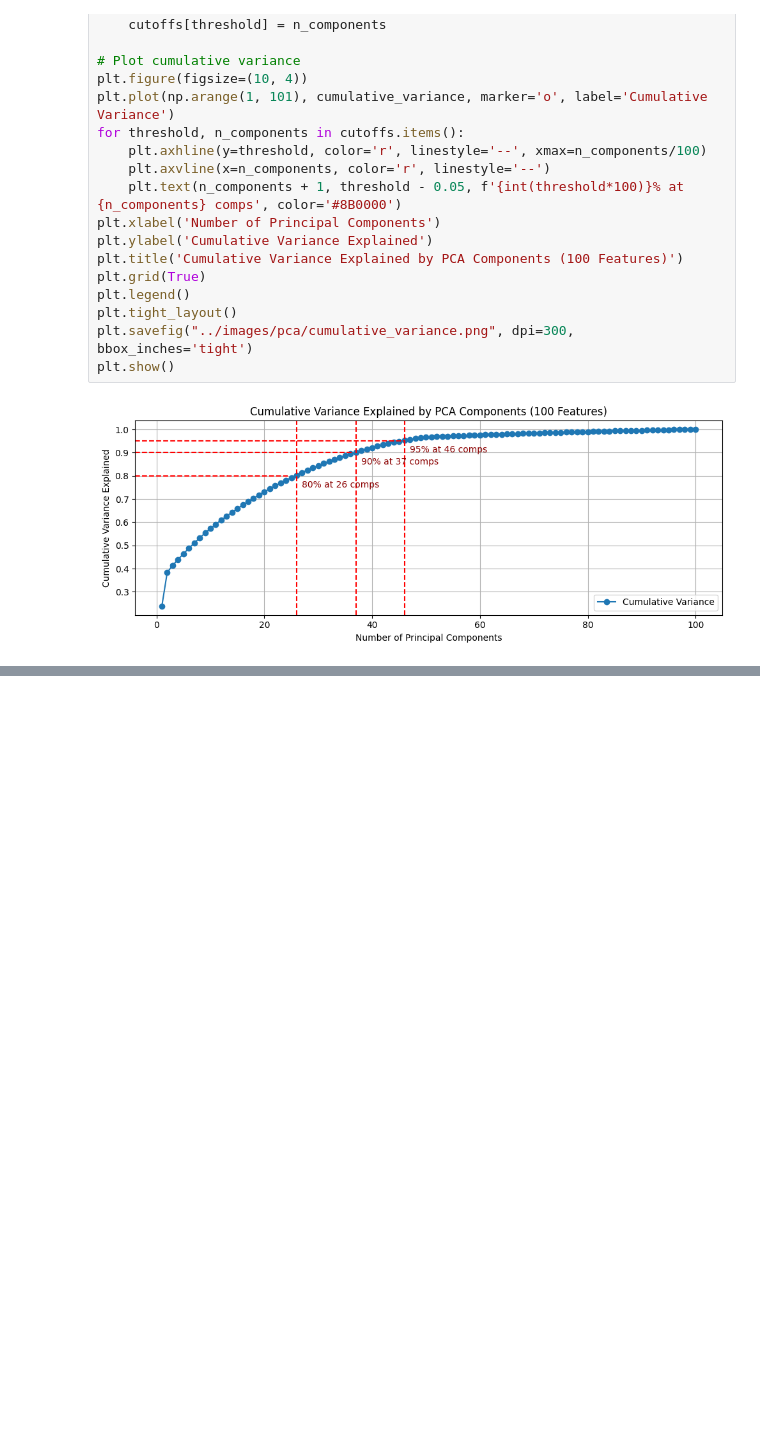
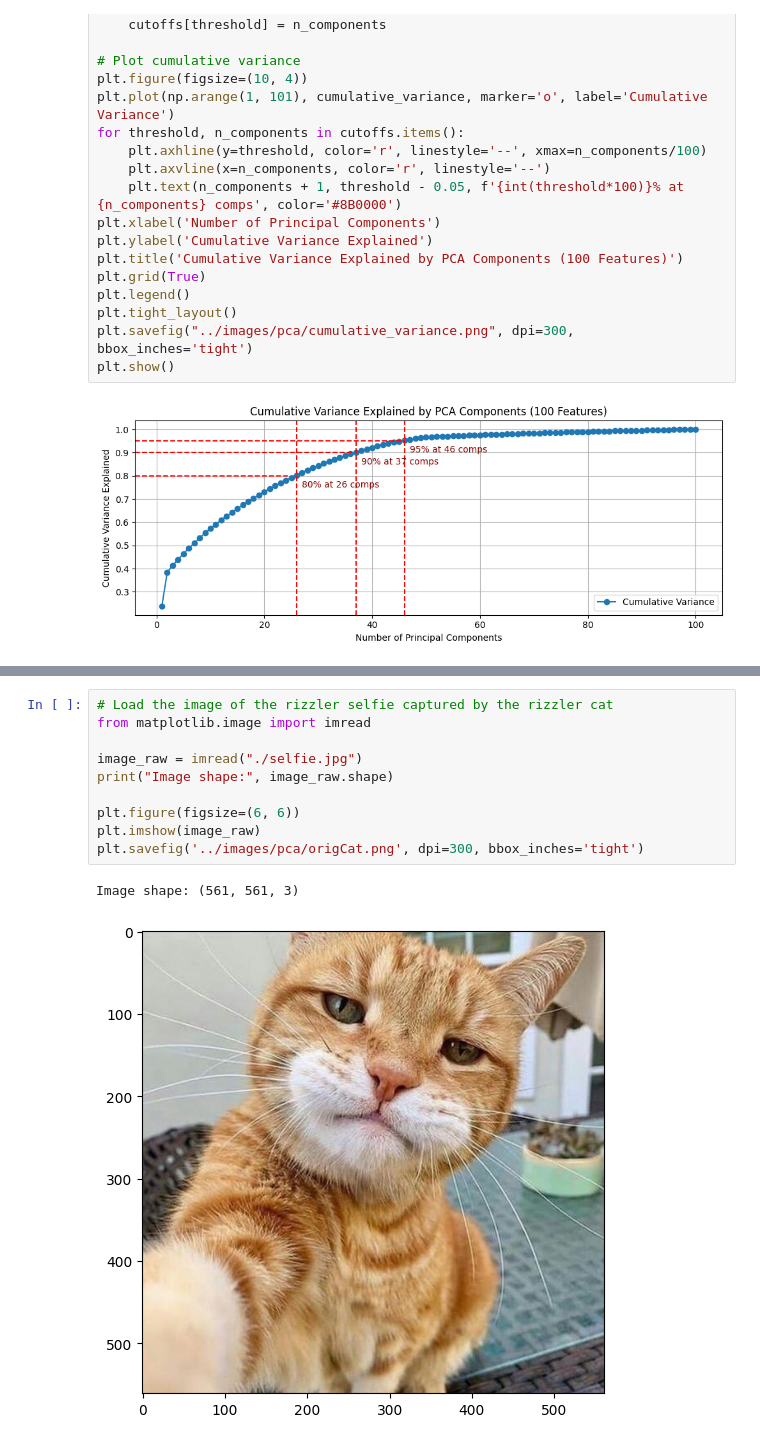
Before and after one commit to pesricha/MLDS-REVAMP, a Jupyter notebook: notebooks/pca.ipynb, the cells around one changed output, grey strips where cells are left out. Cells and saved outputs as stored; diff of their text form; blank space fills up the shorter version.

Commit message:
[PCA] added image compression ipynb

```diff
--- a/notebooks/pca.ipynb
+++ b/notebooks/pca.ipynb
@@ -146,0 +169,13 @@ This highlights the efficiency of PCA in reducing dimensionality. Even at 95% va
+# %%
+# Load the image of the rizzler selfie captured by the rizzler cat
+from matplotlib.image import imread
+
+image_raw = imread("./selfie.jpg")
+print("Image shape:", image_raw.shape)
+
+plt.figure(figsize=(6, 6))
+plt.imshow(image_raw)
+plt.savefig('../images/pca/origCat.png', dpi=300, bbox_inches='tight')
+# %% [output]
+Image shape: (561, 561, 3)
+[figure, added]
```
Also changed, not shown: parts of 12 cells of this notebook, 5 other files.
